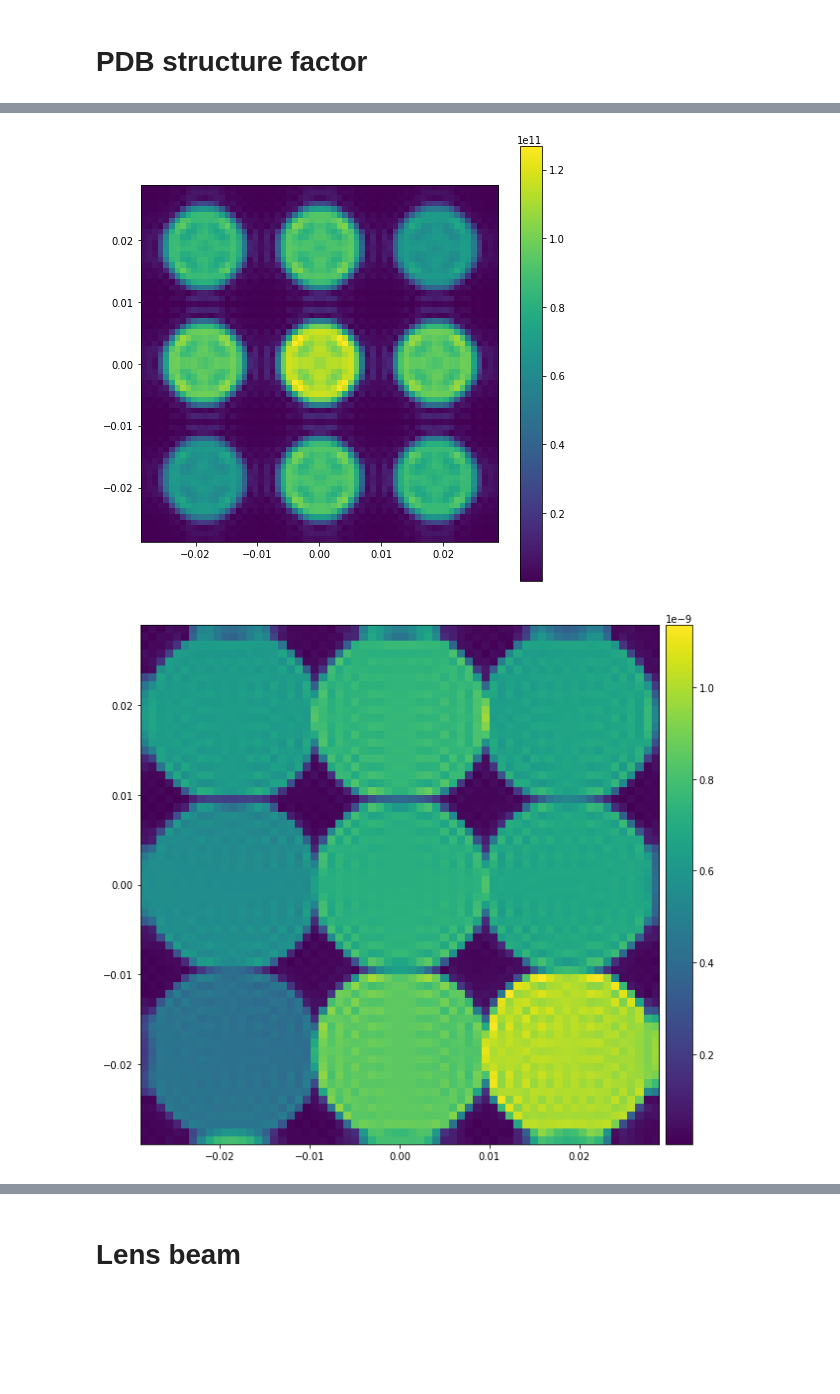
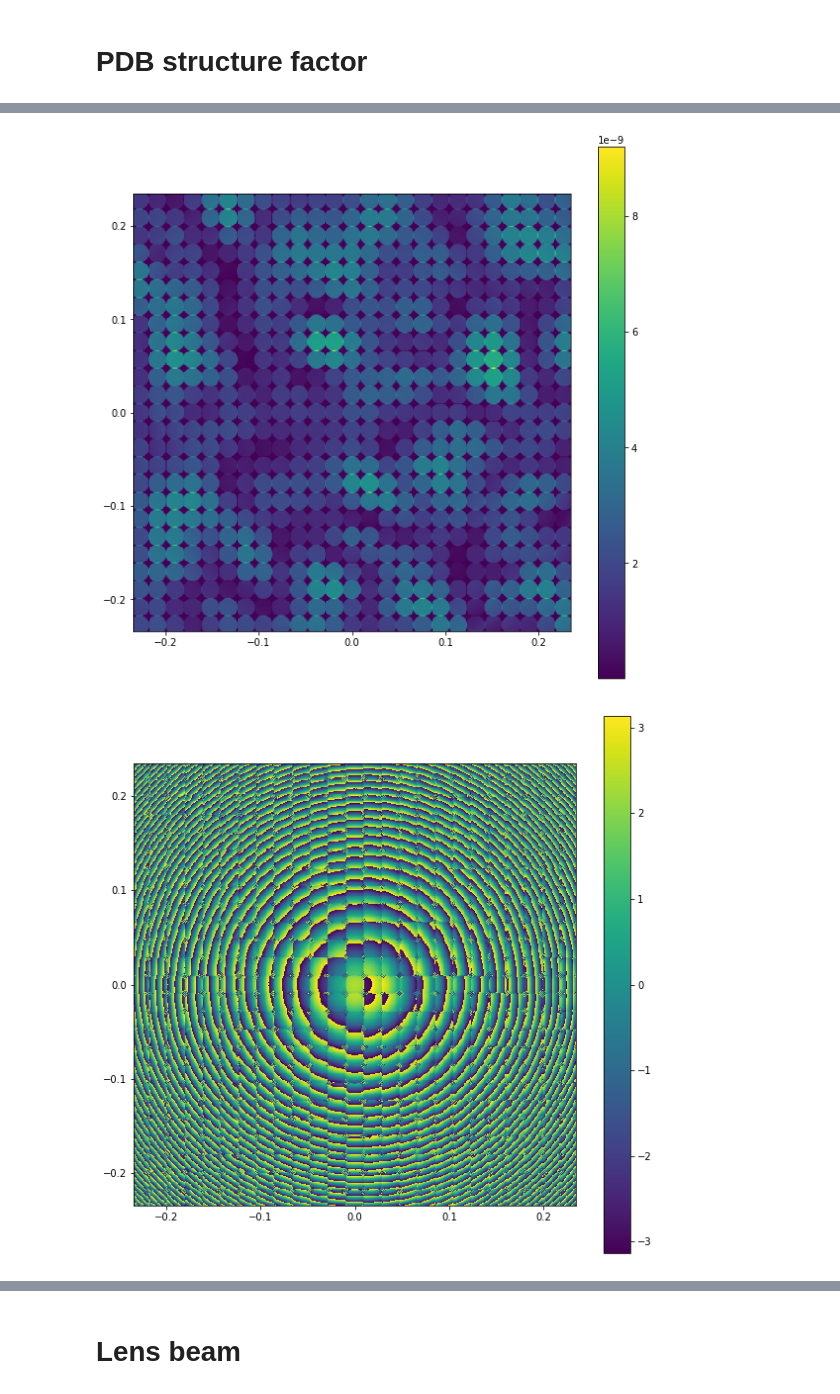
Before and after one commit to simply-nicky/cbc, a Jupyter notebook: prototyping/proto.ipynb, the cells around one changed output, grey strips where cells are left out. Saved outputs shown, nothing was run; the diff lists cells and outputs as text; code cells hidden in the pictures; blank space fills up the shorter version.

```diff
--- a/prototyping/proto.ipynb
+++ b/prototyping/proto.ipynb
@@ -284,11 +225,3 @@ Wall time: 17.3 s
-# %%
-ints = np.abs(res)
-plt.figure(figsize=(8, 8))
-plt.imshow(ints, extent=[kxs.min(), kxs.max(), kys.min(), kys.max()])
-plt.colorbar()
-plt.show()
-# %% [output]
-[figure, removed]
 # %%
 beam = cbc.CircBeam(f, ap, wavelength)
 diff = cbc.Diff(beam=beam,
@@ -296,7 +229,3 @@ diff = cbc.Diff(beam=beam,
                 cell_args=cbc.CellArgs.importpdb('4et8.pdb'),
                 lat_args=cbc.LatArgs(a=a, b=b, c=c, Nx=Nx, Ny=Ny, Nz=Nz))
 diff.move_lat([0.501 * a, 0.501 * b, 1e-4])
-# %%
-diffres.plot()
-# %% [output]
-[figure, removed]
@@ -302,0 +234,21 @@ diffres.plot()
+# %%
+f = h5py.File('../results/diff_04-04-2019_15-14-34.hdf5', 'r')
+results = f['results']
+data = []
+for key in results.keys():
+    data.append(results[key][:])
+f.close()
+# %%
+ints = np.abs(data[0])
+plt.figure(figsize=(10, 10))
+plt.imshow(ints, extent = [data[1].min(), data[1].max(), data[2].min(), data[2].max()])
+plt.colorbar()
+plt.show()
+ang1 = np.angle(data[0])
+plt.figure(figsize=(10,10))
+plt.imshow(ang1, extent = [data[1].min(), data[1].max(), data[2].min(), data[2].max()])
+plt.colorbar()
+plt.show()
+# %% [output]
+[figure, added]
+[figure, added]
```
Also changed, not shown: parts of 19 cells of this notebook, 1 other file.
